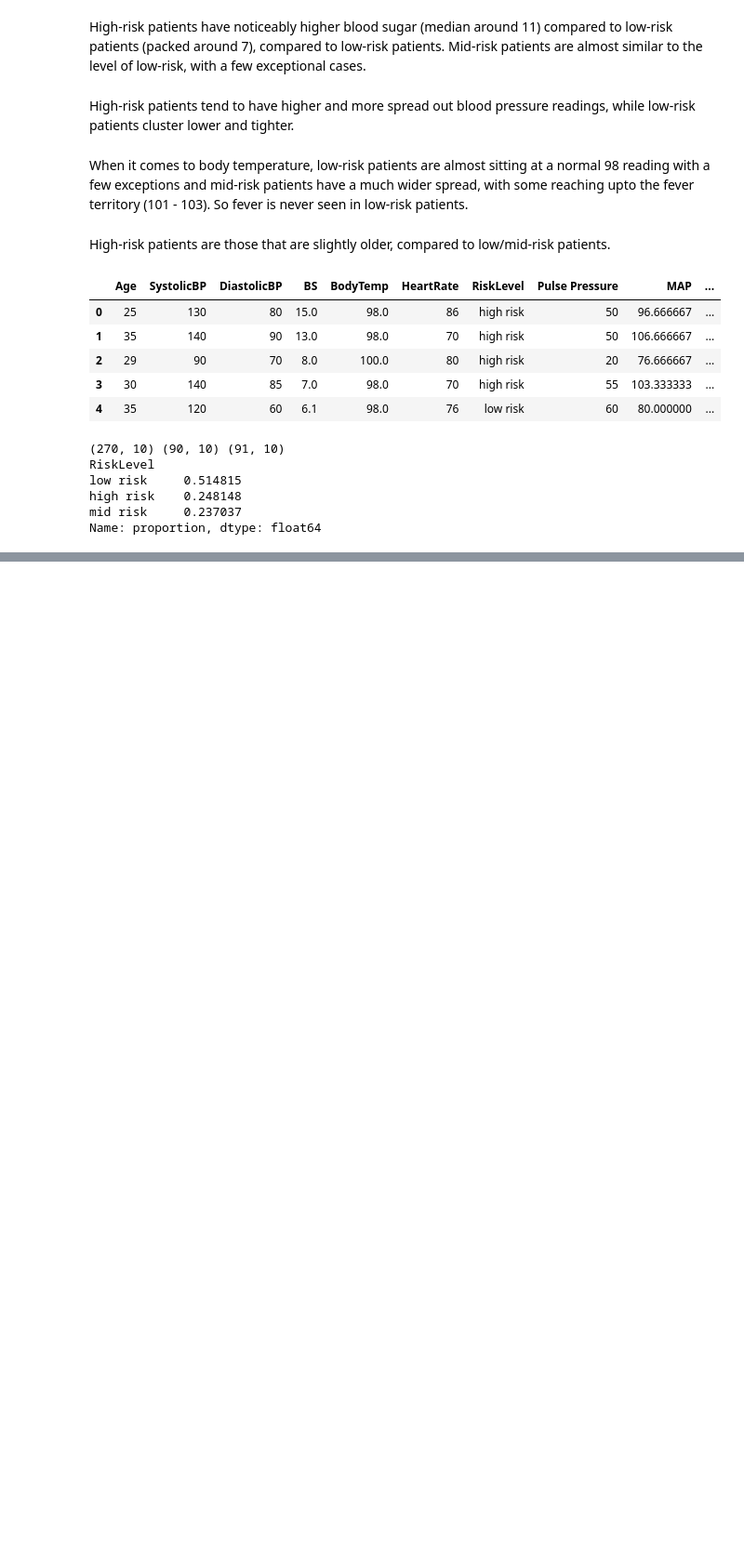
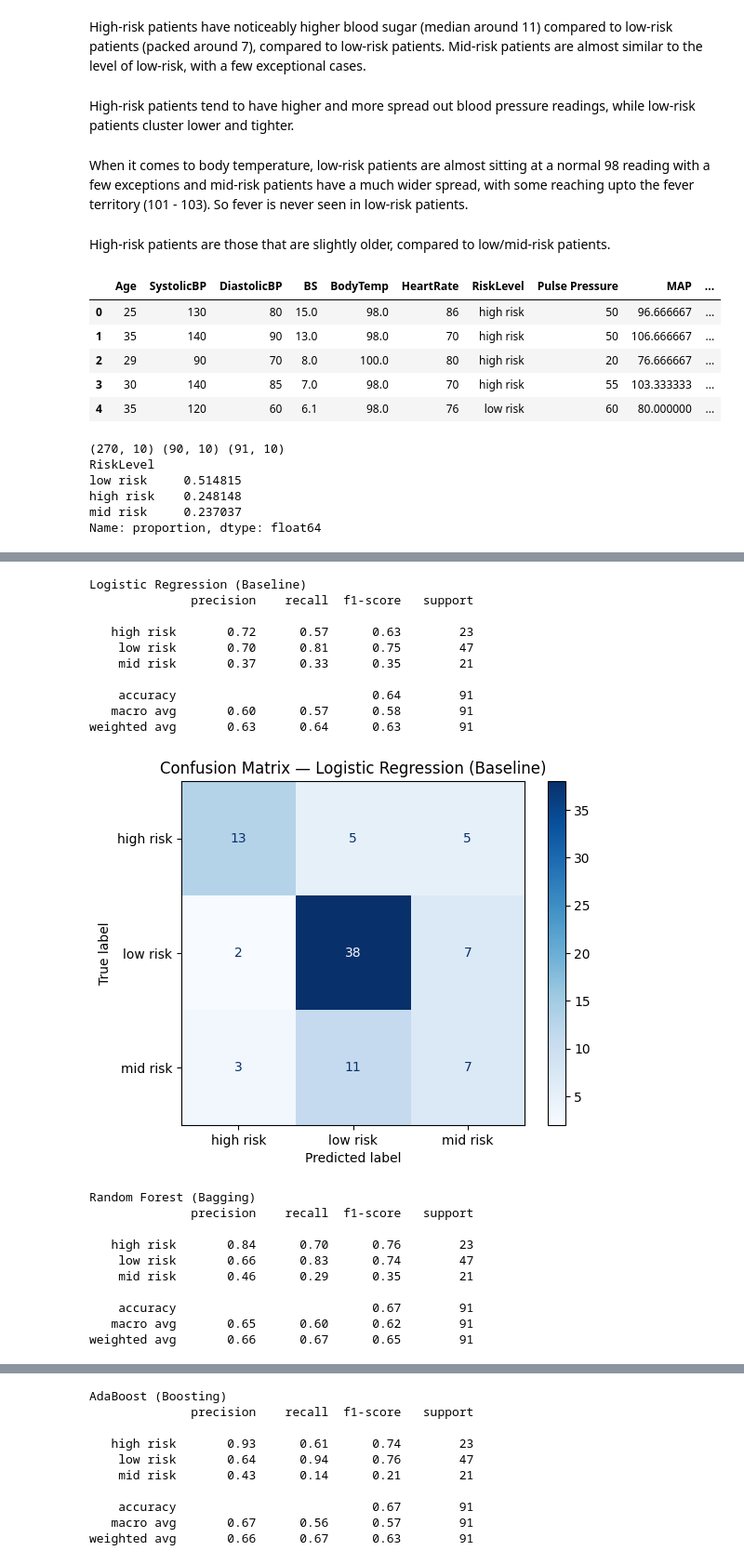
Before and after one commit to aimee-joseph/ML-Lab-2547204, a Jupyter notebook: CIA 3.ipynb, the cells around one changed output, grey strips where cells are left out. Shown at 93% size. Cells and saved outputs as stored; diff of their text form; code cells hidden in the pictures; blank space fills up the shorter version.

```diff
--- a/CIA 3.ipynb
+++ b/CIA 3.ipynb
@@ -182,2 +241,2 @@ categorical_features = ["AgeBand"]
 # %%
-preprocessor = ColumnTransformer(transformers = [("num", StandardScaler(), numeric_features), ("cat", OneHotEncoder(drop = "first"), categorical_features)])
+preprocessor = ColumnTransformer([("num", numeric_transformer, numeric_features), ("cat", categorical_transformer, categorical_features)])
@@ -210,0 +408,5 @@ You can try to debug the error by setting error_score='raise'.
+# %%
+X_train_val = pd.concat([X_train, X_val])
+y_train_val = pd.concat([y_train, y_val])
+
+final_models = {name: clone(model).fit(X_train_val, y_train_val) for name, model in tuned_models.items()}
@@ -210,0 +417,28 @@ You can try to debug the error by setting error_score='raise'.
+# %%
+test_rows = []
+
+for name, model in final_models.items():
+    predictions = model.predict(X_test)
+    probabilities = model.predict_proba(X_test)
+
+    test_rows.append({
+        "Model": name,
+        "Macro F1": f1_score(y_test, predictions, average = "macro"),
+        "Macro Precision": precision_score(
+            y_test, predictions, average = "macro", zero_division = 0
+        ),
+        "Macro Recall": recall_score(
+            y_test, predictions, average = "macro", zero_division = 0
+        ),
+        "ROC-AUC (OvR)": roc_auc_score(
+            y_test,
+            probabilities,
+            labels = model.classes_,
+            multi_class = "ovr",
+            average = "macro"
+        )
+    })
+
+test_results = pd.DataFrame(test_rows).sort_values(by = "Macro F1", ascending = False).reset_index(drop = True)
+
+test_results
@@ -210,0 +464,32 @@ You can try to debug the error by setting error_score='raise'.
+# %%
+for name, model in final_models.items():
+    predictions = model.predict(X_test)
+
+    print(f"\n{name}")
+    print(classification_report(y_test, predictions))
+
+    ConfusionMatrixDisplay.from_predictions(y_test, predictions, cmap = "Blues")
+    plt.title(f"Confusion Matrix — {name}")
+    plt.show()
+# %% [output]
+Logistic Regression (Baseline)
+              precision    recall  f1-score   support
+
+   high risk       0.72      0.57      0.63        23
+    low risk       0.70      0.81      0.75        47
+    mid risk       0.37      0.33      0.35        21
+
+    accuracy                           0.64        91
+   macro avg       0.60      0.57      0.58        91
+weighted avg       0.63      0.64      0.63        91
+[figure, added]
+Random Forest (Bagging)
+              precision    recall  f1-score   support
+
+   high risk       0.84      0.70      0.76        23
+    low risk       0.66      0.83      0.74        47
+    mid risk       0.46      0.29      0.35        21
+
+    accuracy                           0.67        91
+   macro avg       0.65      0.60      0.62        91
+weighted avg       0.66      0.67      0.65        91
@@ -210,0 +497,10 @@ You can try to debug the error by setting error_score='raise'.
+AdaBoost (Boosting)
+              precision    recall  f1-score   support
+
+   high risk       0.93      0.61      0.74        23
+    low risk       0.64      0.94      0.76        47
+    mid risk       0.43      0.14      0.21        21
+
+    accuracy                           0.67        91
+   macro avg       0.67      0.56      0.57        91
+weighted avg       0.66      0.67      0.63        91
```
Also changed, not shown: parts of 42 cells of this notebook.
